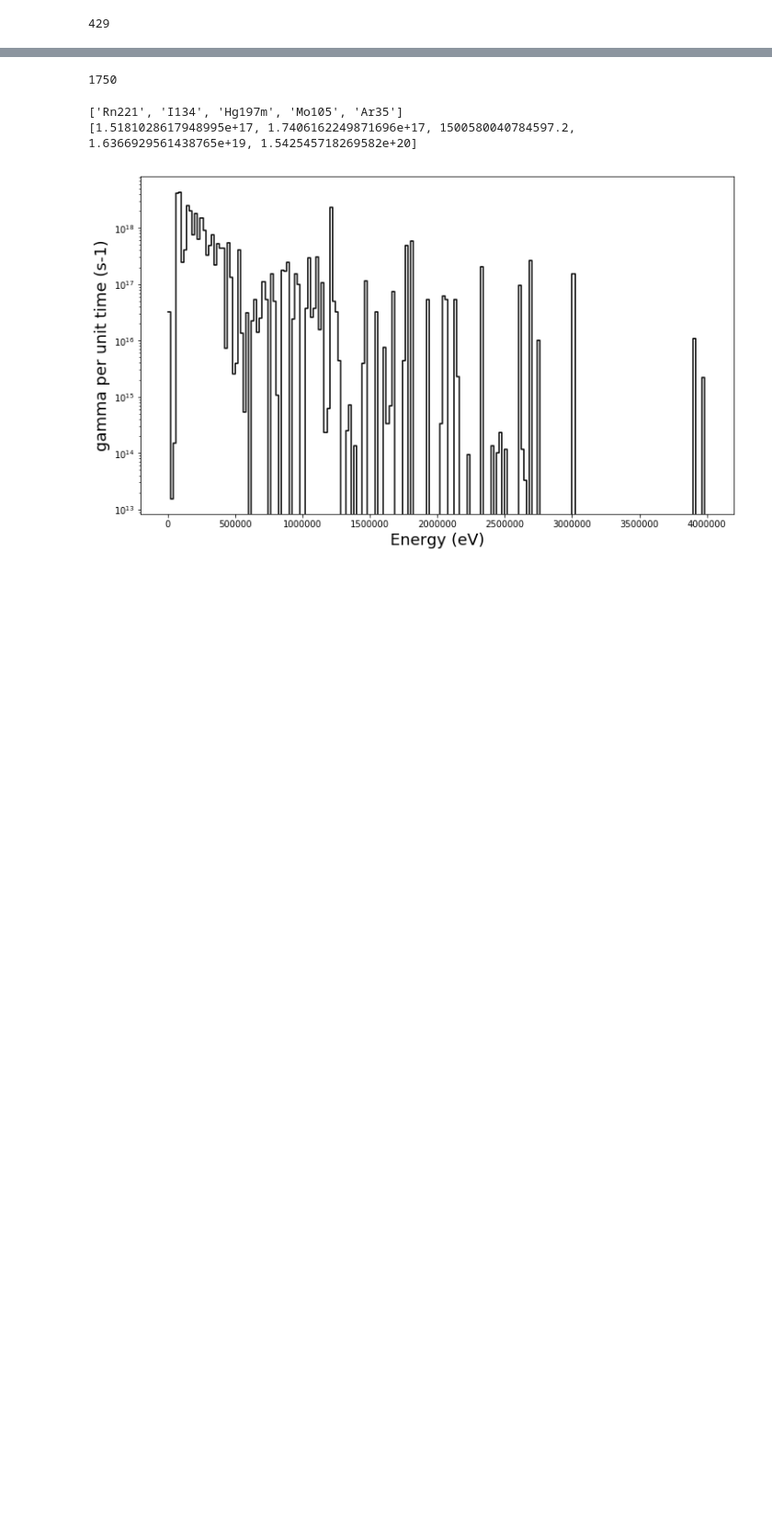
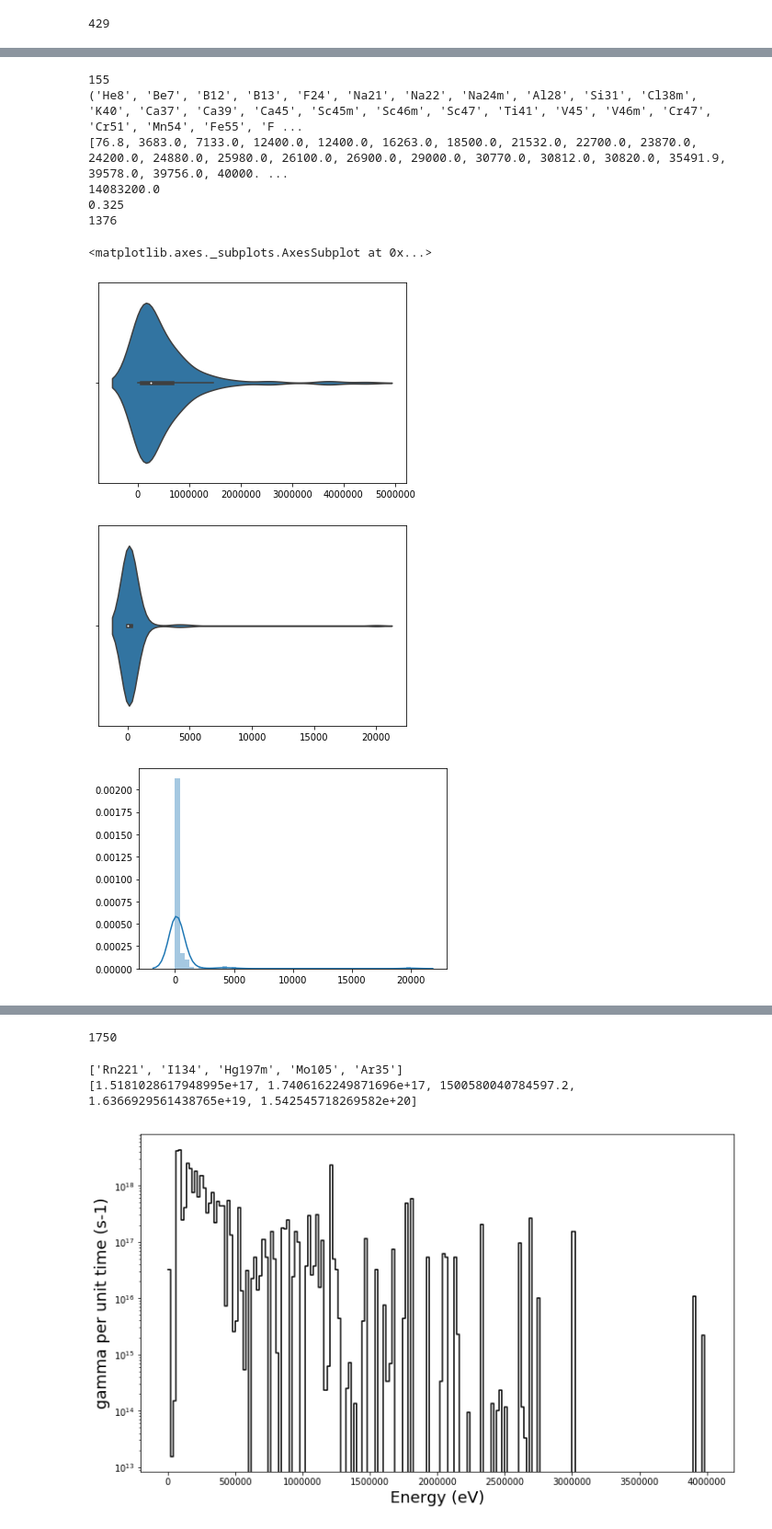
Before and after one commit to fispact/actigamma, a Jupyter notebook: examples/experiments.ipynb, the cells around one changed output, grey strips where cells are left out. Shown at 92% size. Saved outputs shown, nothing was run; the diff lists cells and outputs as text; code cells hidden in the pictures; blank space fills up the shorter version.

```diff
--- a/examples/experiments.ipynb
+++ b/examples/experiments.ipynb
@@ -123,3 +165,62 @@ for radionuc in allradionuclides:
     # check we are not missing any
     if nuctofind not in pypactnucs:
         print(nuctofind)
+# %%
+# how many nuclides have overlapping mean, stdev, min and max?
+# firstly - for cases with one line only how many overlap
+
+# get distribution of energies for single line radionuclides
+singlelinenuclides = []
+uncerts = []
+no_uncert = 0
+all_uncerts = []
+for nuc in allradionuclides:
+    lines = db.getenergies(nuc, spectype=SPECTYPE)
+    unc = db.getenergiesunc(nuc, spectype=SPECTYPE)
+
+    # skip missing data
+    if len(lines) == 0:
+        continue
+
+    for l,u in zip(lines, unc):
+        if u > 0:
+            all_uncerts.append(u/l)
+
+    if np.all(unc > 0):
+        no_uncert += 1
+
+    if len(lines) == 1:
+        singlelinenuclides.append((nuc, lines[0]))
+        uncerts.extend(unc)
+
+print(len(singlelinenuclides))
+nuc, energies = zip(*singlelinenuclides)
+print(nuc)
+print(sorted(energies))
+
+for n, e in singlelinenuclides:
+    if e == 12400.0:
+        print(db.gethalflife(n))
+
+# nuclides without any uncertainties at all
+print(no_uncert)
+
+f = plt.figure()
+sns.violinplot(x=energies)
+f = plt.figure()
+sns.violinplot(x=uncerts)
+f = plt.figure()
+sns.distplot(uncerts)
+f = plt.figure()
+sns.distplot(all_uncerts, bins=np.linspace(0, 1e-1,100))
+# %% [output]
+155
+('He8', 'Be7', 'B12', 'B13', 'F24', 'Na21', 'Na22', 'Na24m', 'Al28', 'Si31', 'Cl38m', 'K40', 'Ca37', 'Ca39', 'Ca45', 'Sc45m', 'Sc46m', 'Sc47', 'Ti41', 'V45', 'V46m', 'Cr47', 'Cr51', 'Mn54', 'Fe55', 'F ...
+[76.8, 3683.0, 7133.0, 12400.0, 12400.0, 16263.0, 18500.0, 21532.0, 22700.0, 23870.0, 24200.0, 24880.0, 25980.0, 26100.0, 26900.0, 29000.0, 30770.0, 30812.0, 30820.0, 35491.9, 39578.0, 39756.0, 40000. ...
+14083200.0
+0.325
+1376
+<matplotlib.axes._subplots.AxesSubplot at 0x...>
+[figure, added]
+[figure, added]
+[figure, added]
```
Also changed, not shown: parts of 6 cells of this notebook, 2 other files.
